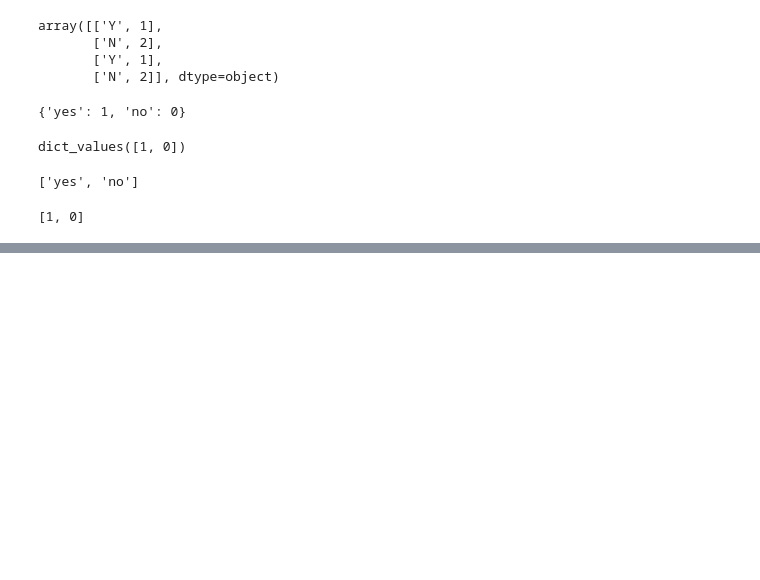
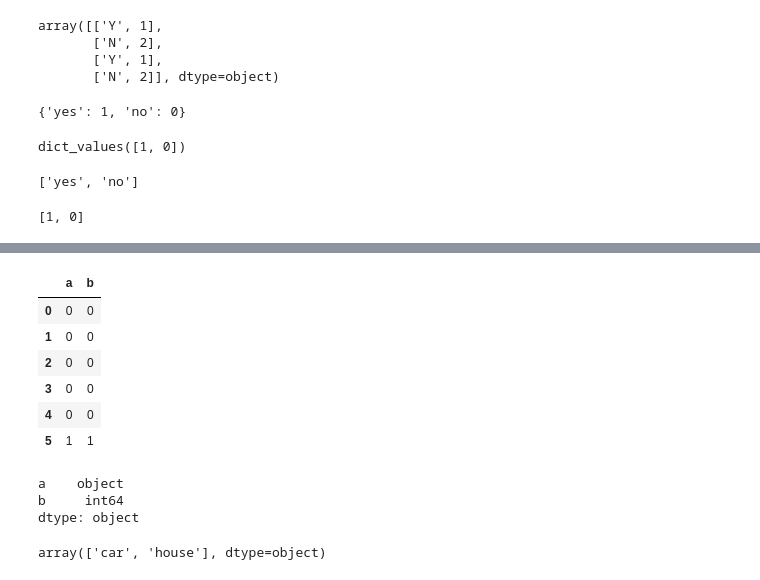
Before and after one commit to jaisenbe58r/MLearner, a Jupyter notebook: mlearner/preprocessing/FeatureDroper.ipynb, the cells around one changed output, grey strips where cells are left out. Drawn from its saved outputs; the diff is of its cells as text; code cells hidden in the pictures; blank space fills up the shorter version.

```diff
--- a/mlearner/preprocessing/FeatureDroper.ipynb
+++ b/mlearner/preprocessing/FeatureDroper.ipynb
@@ -308,0 +329,20 @@ dict
+# %%
+data
+# %% [output]
+|  | a | b |
+| 0 | 0 | 0 |
+| 1 | 0 | 0 |
+| 2 | 0 | 0 |
+| 3 | 0 | 0 |
+| 4 | 0 | 0 |
+| 5 | 1 | 1 |
+# %%
+data.dtypes
+# %% [output]
+a    object
+b     int64
+dtype: object
+# %%
+data["a"].unique()
+# %% [output]
+array(['car', 'house'], dtype=object)
```
Also changed, not shown: parts of 4 cells of this notebook, 3 other files.
